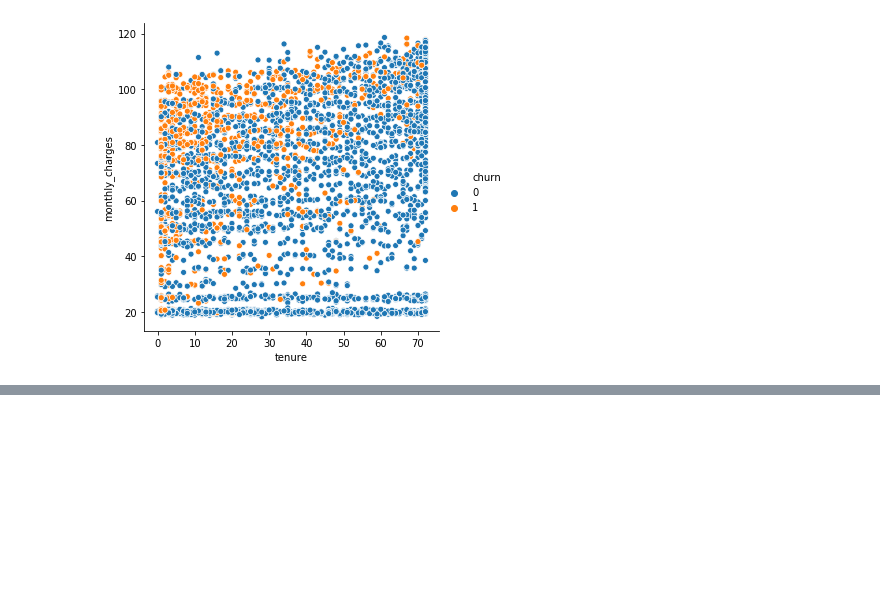
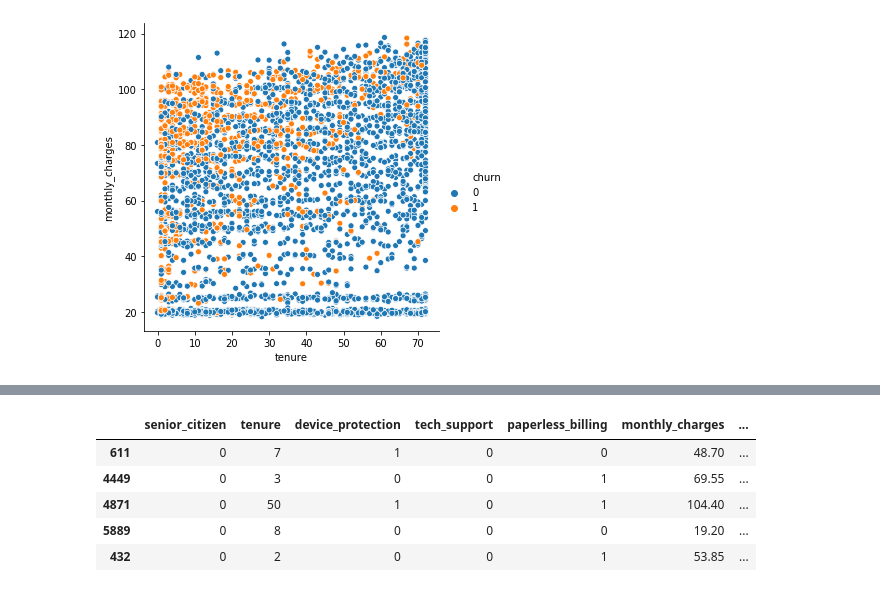
Before and after one commit to Yongliang-Shi/classification-project, a Jupyter notebook: report.ipynb, the cells around one changed output, grey strips where cells are left out. Drawn from its saved outputs; the diff is of its cells as text; code cells hidden in the pictures; blank space fills up the shorter version.

```diff
--- a/report.ipynb
+++ b/report.ipynb
@@ -405,0 +629,12 @@ sns.relplot(x='tenure', y='monthly_charges', data=train, hue='churn')
+# %%
+X_validate = validate.drop(columns=['churn','Male','multiple_lines','total_charges','tenure_year'])
+y_validate = validate['churn']
+
+X_validate.head()
+# %% [output]
+|  | senior_citizen | tenure | device_protection | tech_support | paperless_billing | monthly_charges | ... |
+| 611 | 0 | 7 | 1 | 0 | 0 | 48.70 | ... |
+| 4449 | 0 | 3 | 0 | 0 | 1 | 69.55 | ... |
+| 4871 | 0 | 50 | 1 | 0 | 1 | 104.40 | ... |
+| 5889 | 0 | 8 | 0 | 0 | 0 | 19.20 | ... |
+| 432 | 0 | 2 | 0 | 0 | 1 | 53.85 | ... |
```
Also changed, not shown: parts of 26 cells of this notebook.
